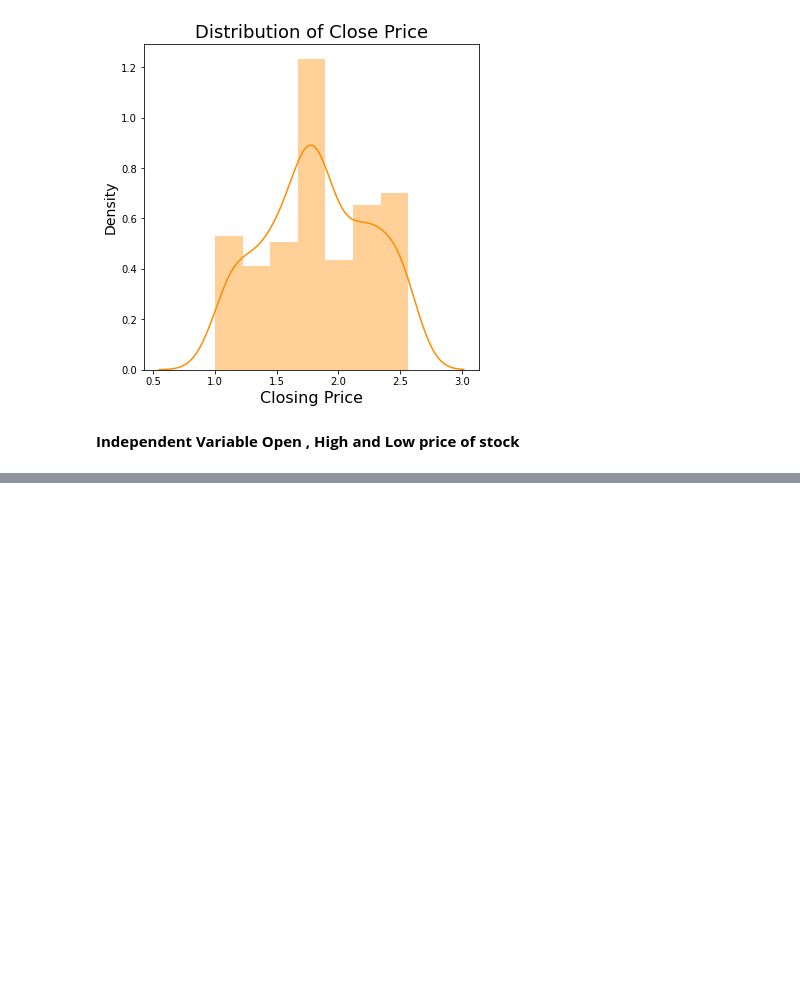
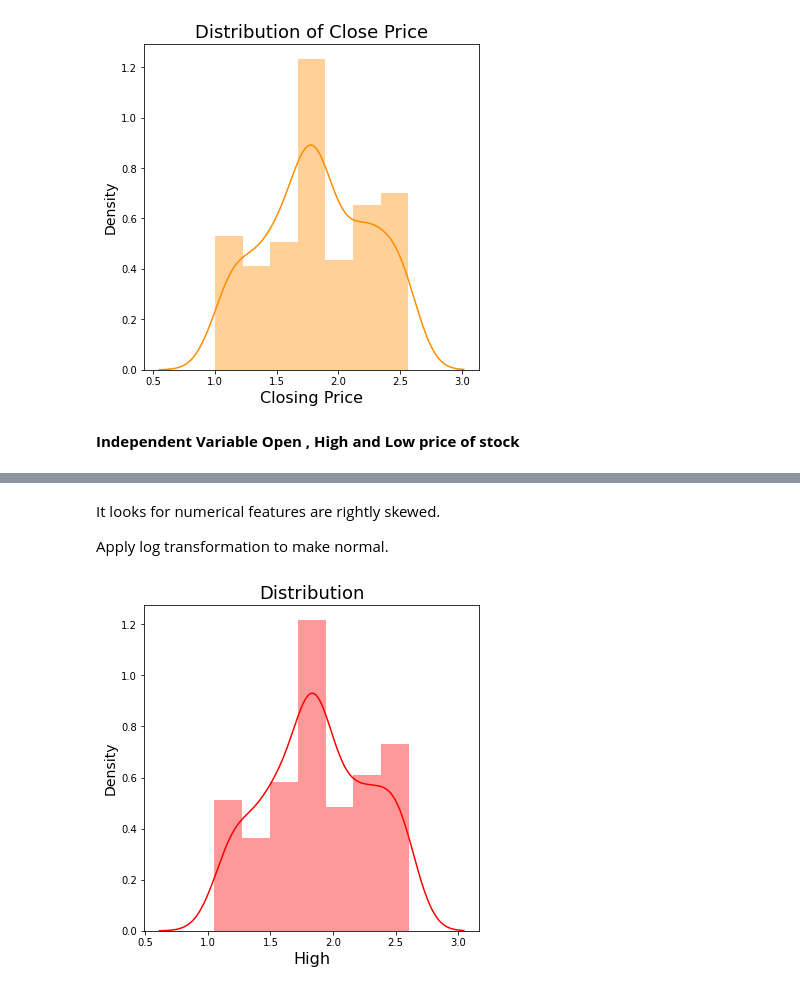
Before and after one commit to Vinitladse/YES-BANK-STOCK-CLOSING-PRICE-PREDICTION, a Jupyter notebook: YES_BANK_STOCK_CLOSING_PRICE_PREDICTION.ipynb, the cells around one changed output, grey strips where cells are left out. Saved outputs shown, nothing was run; the diff lists cells and outputs as text; code cells hidden in the pictures; blank space fills up the shorter version.

```diff
--- a/YES_BANK_STOCK_CLOSING_PRICE_PREDICTION.ipynb
+++ b/YES_BANK_STOCK_CLOSING_PRICE_PREDICTION.ipynb
@@ -204,0 +224,15 @@ plt.show()
+# %% [markdown]
+It looks for numerical features are rightly skewed.
+
+Apply log transformation to make normal.
+# %%
+# Log Transformation of 'High' Feature
+
+plt.figure(figsize = (6,6))
+sns.distplot(np.log10(Dataset['High']), color = 'Red')
+plt.title('Distribution', fontsize=18)
+plt.xlabel('High', fontsize= 16)
+plt.ylabel('Density', fontsize=14)
+plt.show()
+# %% [output]
+[figure, added]
```
Also changed, not shown: parts of 21 cells of this notebook.
